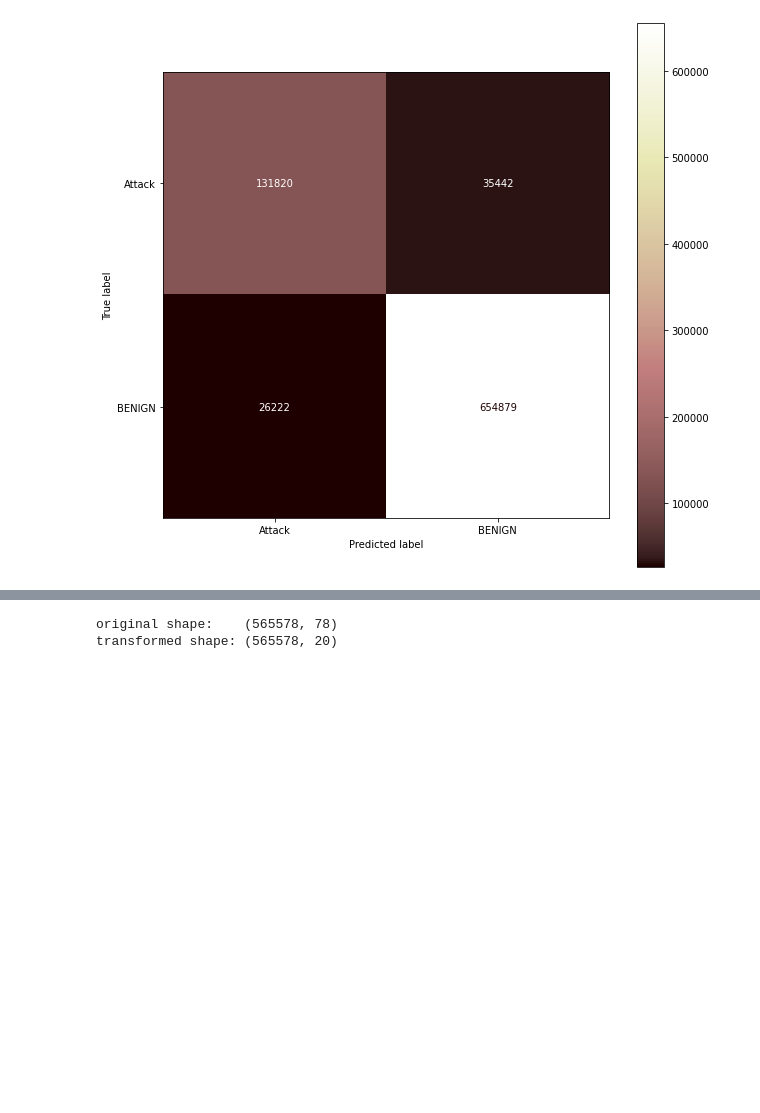
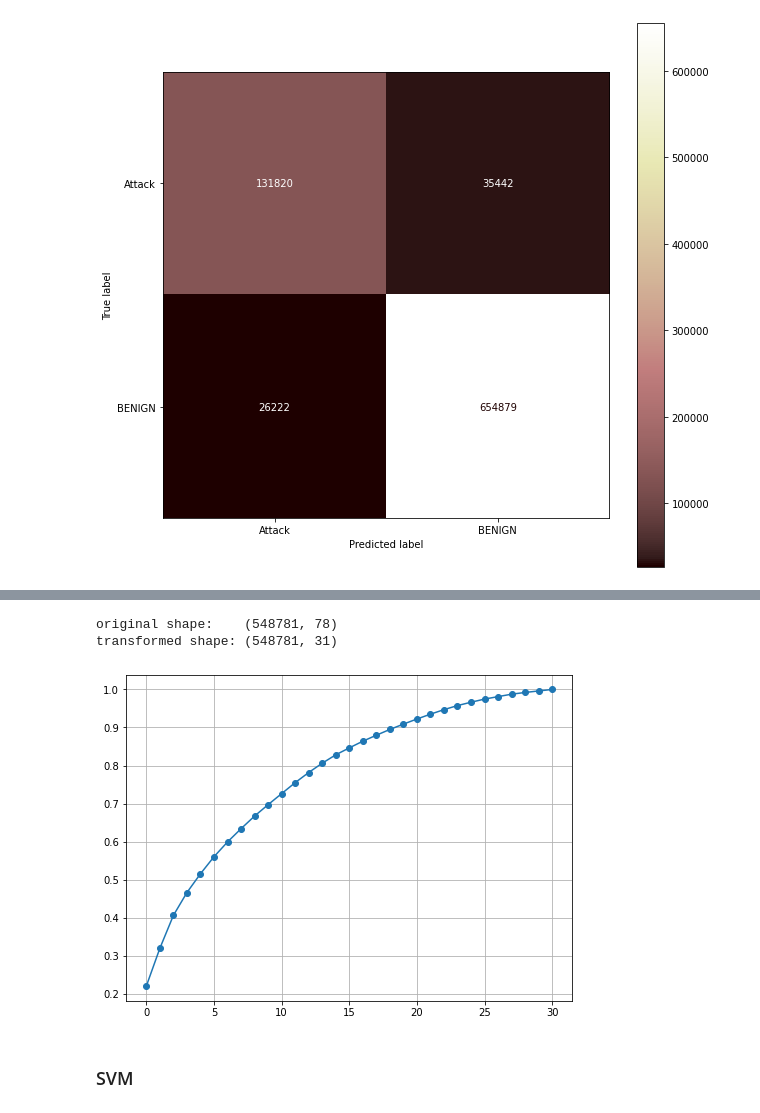
Before and after one commit to nat-20/TrabajoFinal, a Jupyter notebook: Analysis.ipynb, the cells around one changed output, grey strips where cells are left out. Saved outputs shown, nothing was run; the diff lists cells and outputs as text; code cells hidden in the pictures; blank space fills up the shorter version.

```diff
--- a/Analysis.ipynb
+++ b/Analysis.ipynb
@@ -227,9 +232,9 @@ df_new = df_new.append(df_DoS_Slowhttptest.sample(n=int(np.round(df_DoS_Slowhttp
 df_new = df_new.append(df_Web_Attack_Brute_Force.sample(n=int(np.round(df_Web_Attack_Brute_Force.shape[0]*0.2)),random_state=42),ignore_index=True)
 df_new = df_new.append(df_Bot.sample(n=int(np.round(df_Bot.shape[0]*0.2)),random_state=42),ignore_index=True)
 df_new = df_new.append(df_Web_Attack_XSS.sample(n=int(np.round(df_Web_Attack_XSS.shape[0]*0.2)),random_state=42),ignore_index=True)
-df_new = df_new.append(df_Infiltration.sample(n=int(np.round(df_Infiltration.shape[0]*0.2)),random_state=42),ignore_index=True)
-df_new = df_new.append(df_Web_Attack_Sql_Injection.sample(n=int(np.round(df_Web_Attack_Sql_Injection.shape[0]*0.2)),random_state=42),ignore_index=True)
-df_new = df_new.append(df_Heartbleed.sample(n=int(np.round(df_Heartbleed.shape[0]*0.2)),random_state=42),ignore_index=True)
+df_new = df_new.append(df_Infiltration.sample(n=int(np.round(df_Infiltration.shape[0])),random_state=42),ignore_index=True)
+df_new = df_new.append(df_Web_Attack_Sql_Injection.sample(n=int(np.round(df_Web_Attack_Sql_Injection.shape[0])),random_state=42),ignore_index=True)
+df_new = df_new.append(df_Heartbleed.sample(n=int(np.round(df_Heartbleed.shape[0])),random_state=42),ignore_index=True)
 # %%
 df_new.shape
 # %% [output]
@@ -282,17 +325,17 @@ print(y.shape)
 # %%
-from sklearn.decomposition import KernelPCA, PCA
+from sklearn.decomposition import PCA
 
-pca = PCA(n_components=int(20))
+pca = PCA(0.98)
 X_pca = pca.fit_transform(X) # Transformamos los datos al espacio latente
 
-#kernel_pca = KernelPCA(n_components=20, kernel='sigmoid', gamma=2)
-#X_pca = kernel_pca.fit_transform(X)
 print("original shape:   ", X.shape)
 print("transformed shape:", X_pca.shape)
-
-#X_train, X_test, y_train, y_test = train_test_split(X_pca, y, test_size=0.3, random_state=42)
-X_train_PCA, X_test_PCA, y_train_PCA, y_test_PCA = train_test_split(X_pca, y, test_size=0.3, random_state=42)
-plt.plot(np.cumsum(pca.explained_variance_)/np.sum(pca.explained_variance_))
 # %% [output]
-original shape:    (565578, 78)
-transformed shape: (565578, 20)
+original shape:    (548781, 78)
+transformed shape: (548781, 31)
+# %%
+plt.figure(figsize=(8,6))
+plt.plot(np.cumsum(pca.explained_variance_)/np.sum(pca.explained_variance_),'o-')
+plt.grid()
+# %% [output]
+[figure, added]
@@ -299,3 +344,5 @@ transformed shape: (565578, 20)
+# %% [markdown]
+### SVM
 # %%
 modelSVM = svm.SVC(C = 10, kernel = 'rbf')
 modelSVM.fit(X_train,y_train)
```
Also changed, not shown: parts of 55 cells of this notebook.
